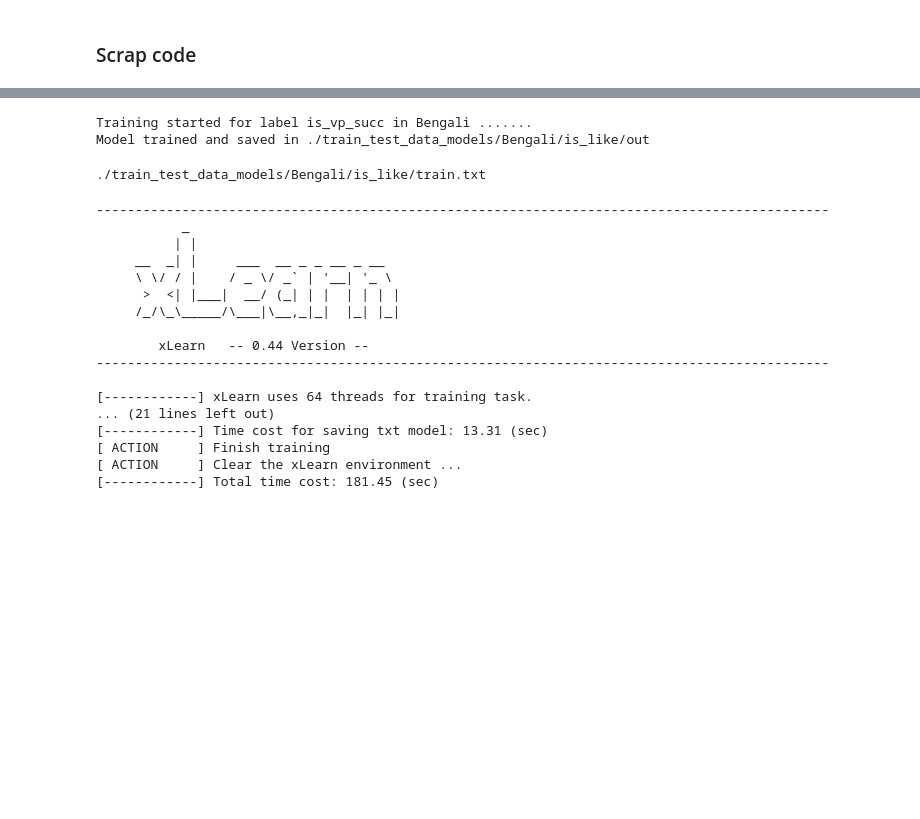
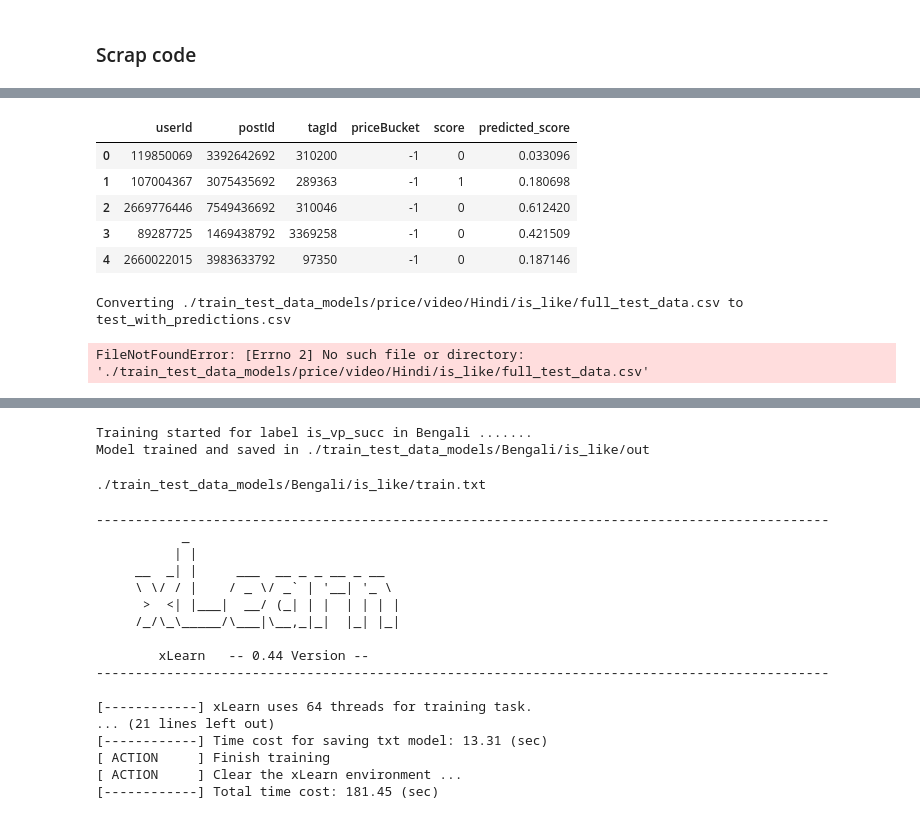
Before and after one commit to rohitrr-sharechat/add-user-context-ffm, a Jupyter notebook: user_context_ffm_training_pipeline.ipynb, the cells around one changed output, grey strips where cells are left out. Saved outputs shown, nothing was run; the diff lists cells and outputs as text; code cells hidden in the pictures; blank space fills up the shorter version.

Commit message:
Add code to get test data with predictions

```diff
--- a/user_context_ffm_training_pipeline.ipynb
+++ b/user_context_ffm_training_pipeline.ipynb
@@ -253,0 +335,22 @@ NameError: name 'save_path' is not defined
+# %%
+temp_df = pd.read_csv("./train_test_data_models/price/video/Punjabi/is_vp_succ2/test_with_predictions.csv")
+# %%
+temp_df.head(5)
+# %% [output]
+|  | userId | postId | tagId | priceBucket | score | predicted_score |
+| 0 | 119850069 | 3392642692 | 310200 | -1 | 0 | 0.033096 |
+| 1 | 107004367 | 3075435692 | 289363 | -1 | 1 | 0.180698 |
+| 2 | 2669776446 | 7549436692 | 310046 | -1 | 0 | 0.612420 |
+| 3 | 89287725 | 1469438792 | 3369258 | -1 | 0 | 0.421509 |
+| 4 | 2660022015 | 3983633792 | 97350 | -1 | 0 | 0.187146 |
+# %%
+%%time
+for lang in LANGS:
+    for _, rating_def in rating_def_dict.items():
+        save_path = f"./train_test_data_models/{USER_CONTEXT}/{DTYPE}/{lang}/{rating_def}"
+        create_tests_with_predicted_results_file(os.path.join(save_path, FULL_TEST_DATA),
+                                                os.path.join(save_path, PREDICTED_XLEARN_OUTPUT),
+                                                save_path, TEST_DATA_WITH_PREDICTIONS)
+# %% [output]
+Converting ./train_test_data_models/price/video/Hindi/is_like/full_test_data.csv to test_with_predictions.csv
+FileNotFoundError: [Errno 2] No such file or directory: './train_test_data_models/price/video/Hindi/is_like/full_test_data.csv'
```
Also changed, not shown: parts of 18 cells of this notebook, 1 other file.
